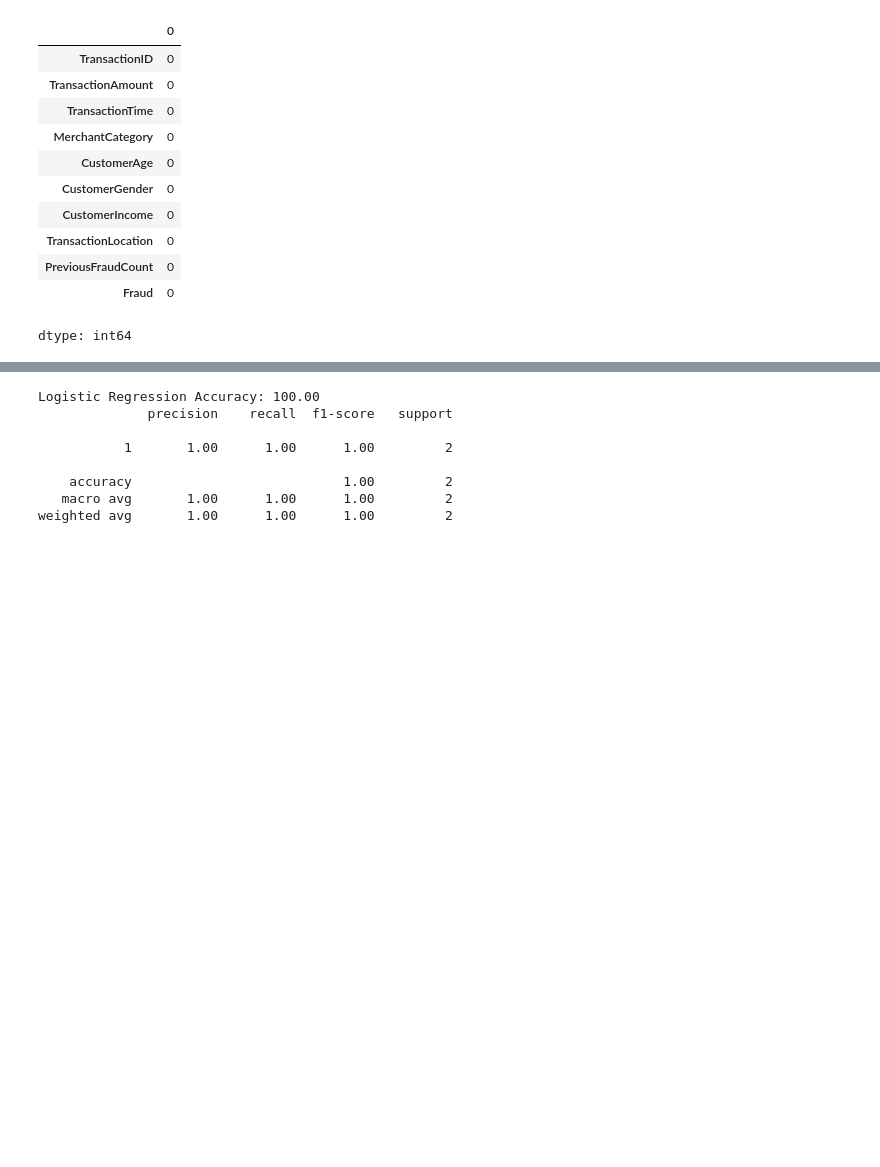
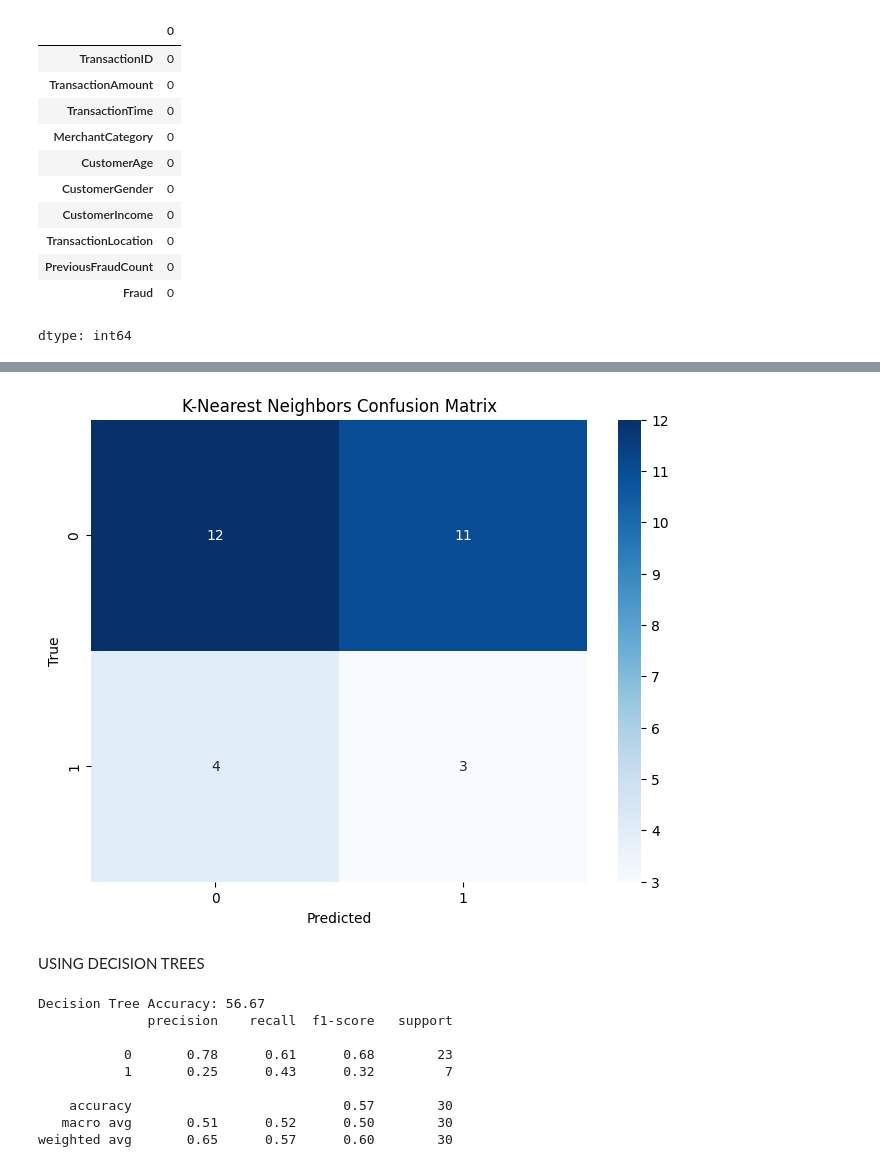
Before and after one commit to mahilohiya/ml-projects, a Jupyter notebook: CreditCardFraud.ipynb, the cells around one changed output, grey strips where cells are left out. Saved outputs shown, nothing was run; the diff lists cells and outputs as text; code cells hidden in the pictures; blank space fills up the shorter version.

```diff
--- a/CreditCardFraud.ipynb
+++ b/CreditCardFraud.ipynb
@@ -131,0 +184,7 @@ X_test = scaler.transform(X_test)
+# %%
+knn = KNeighborsClassifier(n_neighbors=3)
+knn.fit(X_train, y_train)
+knn_pred = knn.predict(X_test)
+knn_acc = accuracy_score(y_test, knn_pred)
+print(f'K-Nearest Neighbors Accuracy: {knn_acc*100:.2f}')
+print(classification_report(y_test, knn_pred))
@@ -131,0 +201,11 @@ X_test = scaler.transform(X_test)
+# %%
+plt.figure(figsize=(8, 6))
+sns.heatmap(confusion_matrix(y_test, knn_pred), annot=True, fmt='d', cmap='Blues')
+plt.title('K-Nearest Neighbors Confusion Matrix')
+plt.xlabel('Predicted')
+plt.ylabel('True')
+plt.show()
+# %% [output]
+[figure, added]
+# %% [markdown]
+USING DECISION TREES
@@ -132,18 +214,17 @@ X_test = scaler.transform(X_test)
 # %%
-from sklearn.linear_model import LogisticRegression
-
-logreg = LogisticRegression()
-logreg.fit(X_train, y_train)
-y_pred = logreg.predict(X_test)
-logreg_accuracy = accuracy_score(y_test, y_pred)
-print(f'Logistic Regression Accuracy: {logreg_accuracy*100:.2f}')
-print(classification_report(y_test, y_pred))
+dc_tree = DecisionTreeClassifier()
+dc_tree.fit(X_train, y_train)
+dct_pred = dc_tree.predict(X_test)
+dct_acc = accuracy_score(y_test, dct_pred)
+print(f'Decision Tree Accuracy: {dct_acc*100:.2f}')
+print(classification_report(y_test, dct_pred))
 # %% [output]
-Logistic Regression Accuracy: 100.00
+Decision Tree Accuracy: 56.67
               precision    recall  f1-score   support
 
-           1       1.00      1.00      1.00         2
+           0       0.78      0.61      0.68        23
+           1       0.25      0.43      0.32         7
 
-    accuracy                           1.00         2
-   macro avg       1.00      1.00      1.00         2
-weighted avg       1.00      1.00      1.00         2
+    accuracy                           0.57        30
+   macro avg       0.51      0.52      0.50        30
+weighted avg       0.65      0.57      0.60        30
```
Also changed, not shown: parts of 31 cells of this notebook.
